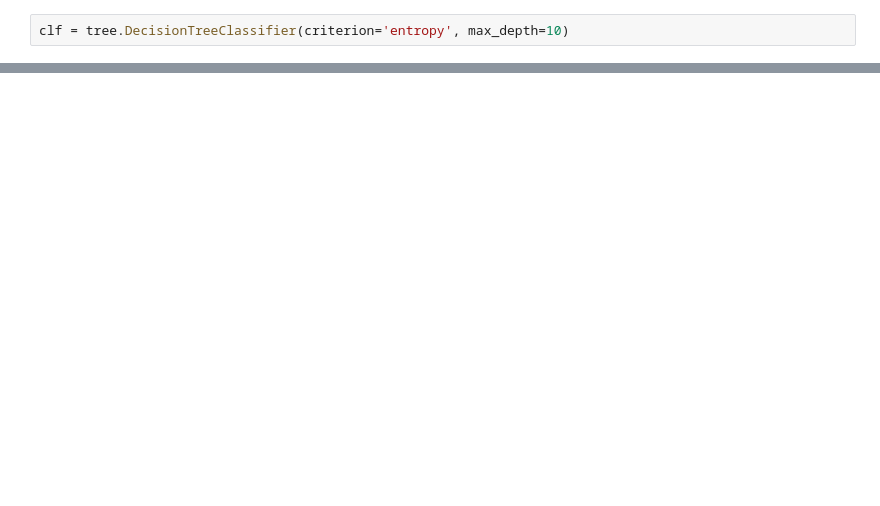
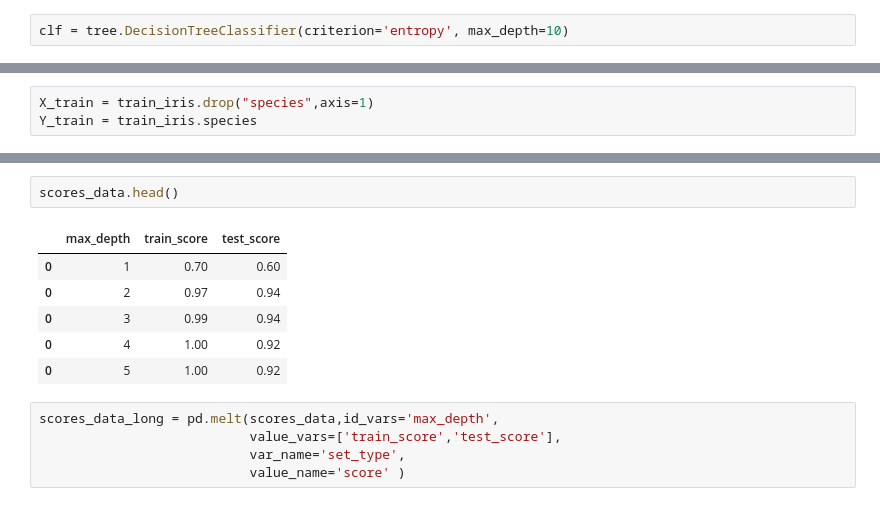
Before and after one commit to vasiljev-sr/MyJupyterNotebook, a Jupyter notebook: Stepik/Step 2/ Titanic Machine Learning from Disaster.ipynb, the cells around one changed output, grey strips where cells are left out. Saved outputs shown, nothing was run; the diff lists cells and outputs as text; blank space fills up the shorter version.

```diff
--- a/Stepik/Step 2/ Titanic Machine Learning from Disaster.ipynb
+++ b/Stepik/Step 2/ Titanic Machine Learning from Disaster.ipynb
@@ -181,0 +188,3 @@ cross_val_score(clf,X_test,y_test, cv=5).mean()
+# %%
+X_train = train_iris.drop("species",axis=1)
+Y_train = train_iris.species
@@ -181,0 +210,14 @@ cross_val_score(clf,X_test,y_test, cv=5).mean()
+# %%
+scores_data.head()
+# %% [output]
+|  | max_depth | train_score | test_score |
+| 0 | 1 | 0.70 | 0.60 |
+| 0 | 2 | 0.97 | 0.94 |
+| 0 | 3 | 0.99 | 0.94 |
+| 0 | 4 | 1.00 | 0.92 |
+| 0 | 5 | 1.00 | 0.92 |
+# %%
+scores_data_long = pd.melt(scores_data,id_vars='max_depth',
+                           value_vars=['train_score','test_score'],
+                           var_name='set_type',
+                           value_name='score' )
```
Also changed, not shown: parts of 15 cells of this notebook, 3 other files.
